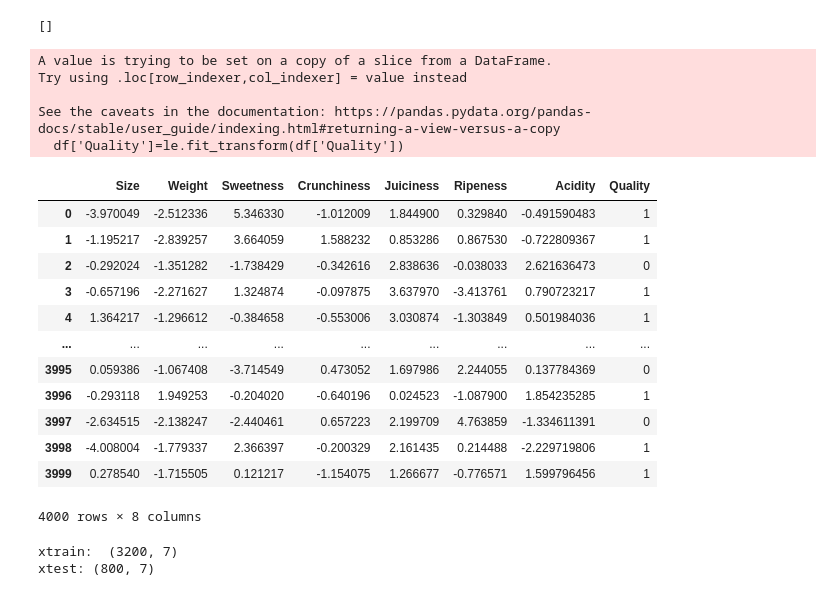
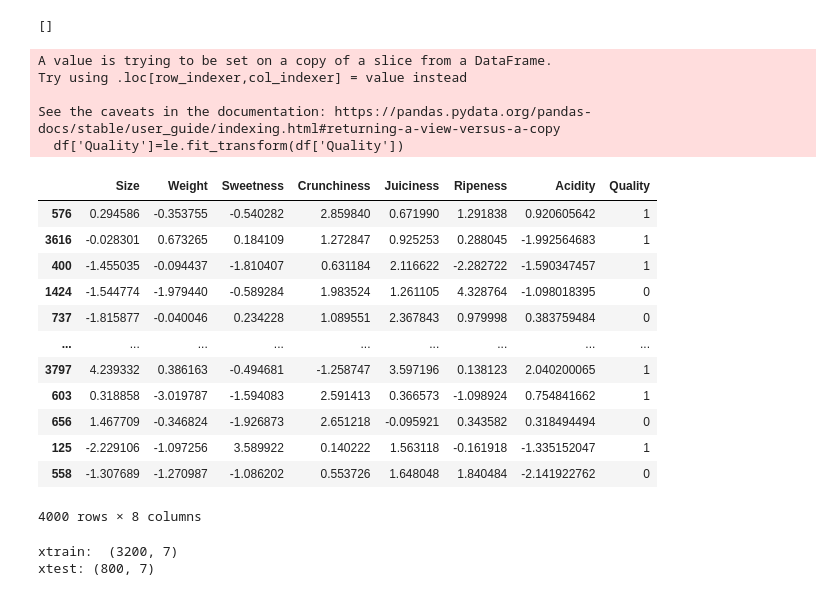
Before and after one commit to BhaskarSamanta/machinelearning_algorithms, a Jupyter notebook: DecissionTreeOnApple.ipynb, the cells around one changed output. Saved outputs shown, nothing was run; the diff lists cells and outputs as text; code cells hidden in the pictures.

```diff
--- a/DecissionTreeOnApple.ipynb
+++ b/DecissionTreeOnApple.ipynb
@@ -73,29 +73,29 @@ print(nan_columns)
 # %%
 from sklearn.preprocessing import LabelEncoder
 
 le=LabelEncoder()
 
 df['Quality']=le.fit_transform(df['Quality'])
 
-df
+df.sample(frac=1)
 # %% [output]
 A value is trying to be set on a copy of a slice from a DataFrame.
 Try using .loc[row_indexer,col_indexer] = value instead
 
 See the caveats in the documentation: https://pandas.pydata.org/pandas-docs/stable/user_guide/indexing.html#returning-a-view-versus-a-copy
   df['Quality']=le.fit_transform(df['Quality'])
 |  | Size | Weight | Sweetness | Crunchiness | Juiciness | Ripeness | Acidity | Quality |
-| 0 | -3.970049 | -2.512336 | 5.346330 | -1.012009 | 1.844900 | 0.329840 | -0.491590483 | 1 |
-| 1 | -1.195217 | -2.839257 | 3.664059 | 1.588232 | 0.853286 | 0.867530 | -0.722809367 | 1 |
-| 2 | -0.292024 | -1.351282 | -1.738429 | -0.342616 | 2.838636 | -0.038033 | 2.621636473 | 0 |
-| 3 | -0.657196 | -2.271627 | 1.324874 | -0.097875 | 3.637970 | -3.413761 | 0.790723217 | 1 |
-| 4 | 1.364217 | -1.296612 | -0.384658 | -0.553006 | 3.030874 | -1.303849 | 0.501984036 | 1 |
+| 576 | 0.294586 | -0.353755 | -0.540282 | 2.859840 | 0.671990 | 1.291838 | 0.920605642 | 1 |
+| 3616 | -0.028301 | 0.673265 | 0.184109 | 1.272847 | 0.925253 | 0.288045 | -1.992564683 | 1 |
+| 400 | -1.455035 | -0.094437 | -1.810407 | 0.631184 | 2.116622 | -2.282722 | -1.590347457 | 1 |
+| 1424 | -1.544774 | -1.979440 | -0.589284 | 1.983524 | 1.261105 | 4.328764 | -1.098018395 | 0 |
+| 737 | -1.815877 | -0.040046 | 0.234228 | 1.089551 | 2.367843 | 0.979998 | 0.383759484 | 0 |
 | ... | ... | ... | ... | ... | ... | ... | ... | ... |
-| 3995 | 0.059386 | -1.067408 | -3.714549 | 0.473052 | 1.697986 | 2.244055 | 0.137784369 | 0 |
-| 3996 | -0.293118 | 1.949253 | -0.204020 | -0.640196 | 0.024523 | -1.087900 | 1.854235285 | 1 |
-| 3997 | -2.634515 | -2.138247 | -2.440461 | 0.657223 | 2.199709 | 4.763859 | -1.334611391 | 0 |
-| 3998 | -4.008004 | -1.779337 | 2.366397 | -0.200329 | 2.161435 | 0.214488 | -2.229719806 | 1 |
-| 3999 | 0.278540 | -1.715505 | 0.121217 | -1.154075 | 1.266677 | -0.776571 | 1.599796456 | 1 |
+| 3797 | 4.239332 | 0.386163 | -0.494681 | -1.258747 | 3.597196 | 0.138123 | 2.040200065 | 1 |
+| 603 | 0.318858 | -3.019787 | -1.594083 | 2.591413 | 0.366573 | -1.098924 | 0.754841662 | 1 |
+| 656 | 1.467709 | -0.346824 | -1.926873 | 2.651218 | -0.095921 | 0.343582 | 0.318494494 | 0 |
+| 125 | -2.229106 | -1.097256 | 3.589922 | 0.140222 | 1.563118 | -0.161918 | -1.335152047 | 1 |
+| 558 | -1.307689 | -1.270987 | -1.086202 | 0.553726 | 1.648048 | 1.840484 | -2.141922762 | 0 |
 4000 rows × 8 columns
 # %%
 from sklearn.model_selection import train_test_split
```
Also changed, not shown: parts of 1 cell of this notebook, 1 other file.
